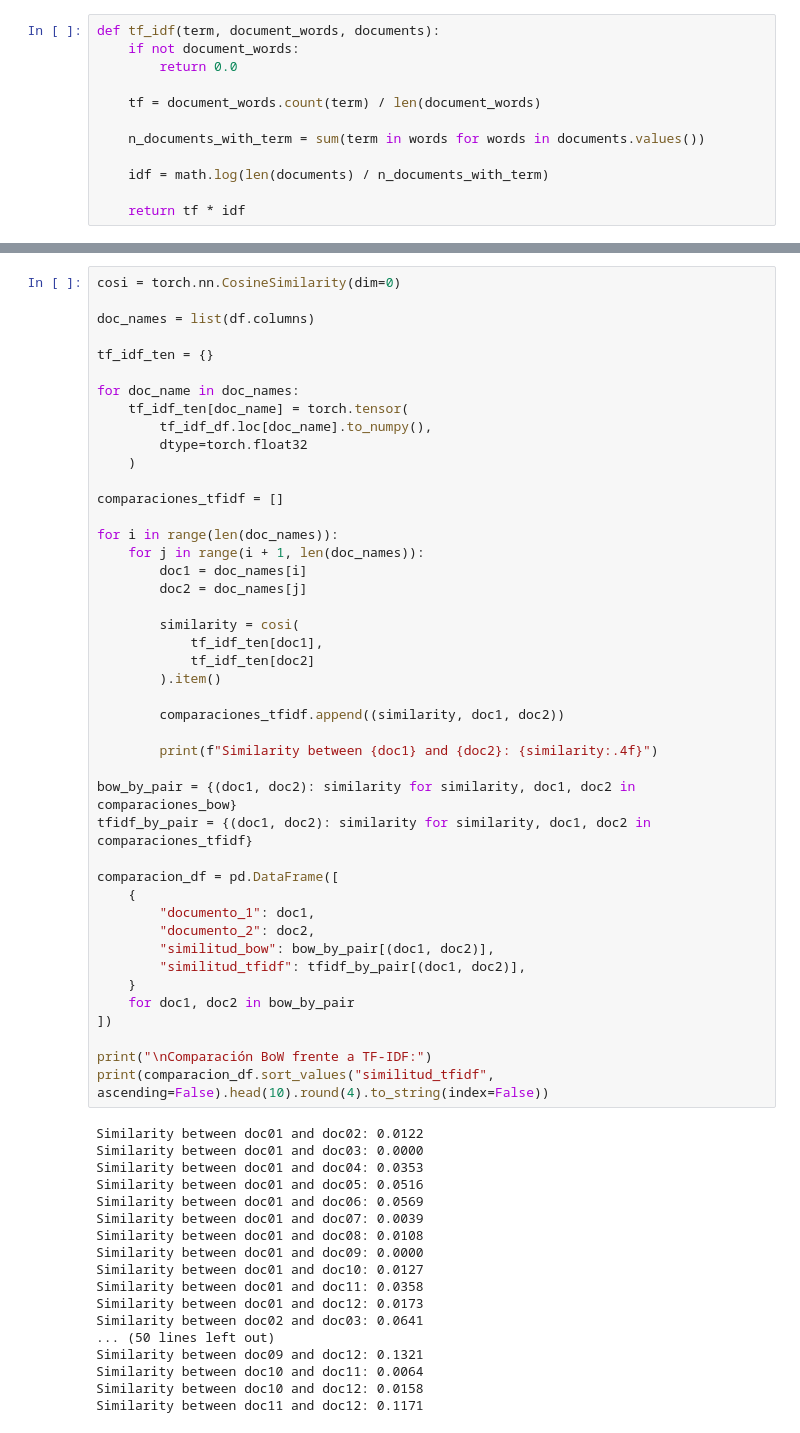
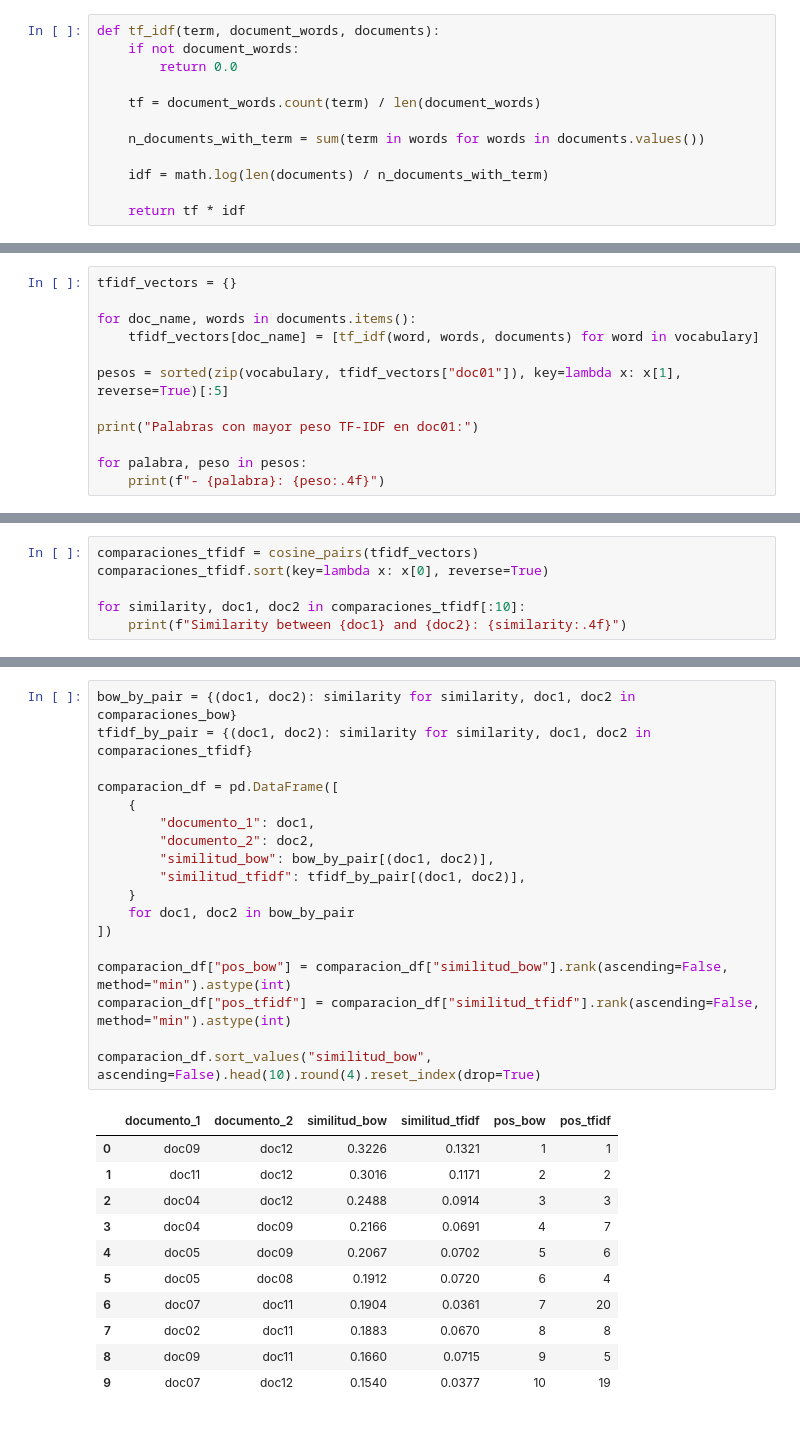
Before and after one commit to LargeLanguageMonos/BolsaDePalabras, a Jupyter notebook: bag_of_words.ipynb, the cells around one changed output, grey strips where cells are left out. Cells and saved outputs as stored; diff of their text form.

```diff
--- a/bag_of_words.ipynb
+++ b/bag_of_words.ipynb
@@ -206,0 +297,12 @@ doc12           0.0000  0.0132    0.0000       0.0000   0.0000       0.0000  0.0
+# %%
+tfidf_vectors = {}
+
+for doc_name, words in documents.items():
+    tfidf_vectors[doc_name] = [tf_idf(word, words, documents) for word in vocabulary]
+
+pesos = sorted(zip(vocabulary, tfidf_vectors["doc01"]), key=lambda x: x[1], reverse=True)[:5]
+
+print("Palabras con mayor peso TF-IDF en doc01:")
+
+for palabra, peso in pesos:
+    print(f"- {palabra}: {peso:.4f}")
@@ -206,0 +318,6 @@ doc12           0.0000  0.0132    0.0000       0.0000   0.0000       0.0000  0.0
+# %%
+comparaciones_tfidf = cosine_pairs(tfidf_vectors)
+comparaciones_tfidf.sort(key=lambda x: x[0], reverse=True)
+
+for similarity, doc1, doc2 in comparaciones_tfidf[:10]:
+    print(f"Similarity between {doc1} and {doc2}: {similarity:.4f}")
@@ -207,62 +348,30 @@ doc12           0.0000  0.0132    0.0000       0.0000   0.0000       0.0000  0.0
 # %%
-cosi = torch.nn.CosineSimilarity(dim=0)
-
-doc_names = list(df.columns)
-
-tf_idf_ten = {}
-
-for doc_name in doc_names:
-    tf_idf_ten[doc_name] = torch.tensor(
-        tf_idf_df.loc[doc_name].to_numpy(),
-        dtype=torch.float32
-    )
-
-comparaciones_tfidf = []
-
-for i in range(len(doc_names)):
-    for j in range(i + 1, len(doc_names)):
-        doc1 = doc_names[i]
-        doc2 = doc_names[j]
-
-        similarity = cosi(
-            tf_idf_ten[doc1],
-            tf_idf_ten[doc2]
-        ).item()
-
-        comparaciones_tfidf.append((similarity, doc1, doc2))
-
-        print(f"Similarity between {doc1} and {doc2}: {similarity:.4f}")
-
 bow_by_pair = {(doc1, doc2): similarity for similarity, doc1, doc2 in comparaciones_bow}
 tfidf_by_pair = {(doc1, doc2): similarity for similarity, doc1, doc2 in comparaciones_tfidf}
 
 comparacion_df = pd.DataFrame([
     {
         "documento_1": doc1,
         "documento_2": doc2,
         "similitud_bow": bow_by_pair[(doc1, doc2)],
         "similitud_tfidf": tfidf_by_pair[(doc1, doc2)],
     }
     for doc1, doc2 in bow_by_pair
 ])
 
-print("\nComparación BoW frente a TF-IDF:")
-print(comparacion_df.sort_values("similitud_tfidf", ascending=False).head(10).round(4).to_string(index=False))
+comparacion_df["pos_bow"] = comparacion_df["similitud_bow"].rank(ascending=False, method="min").astype(int)
+comparacion_df["pos_tfidf"] = comparacion_df["similitud_tfidf"].rank(ascending=False, method="min").astype(int)
+
+comparacion_df.sort_values("similitud_bow", ascending=False).head(10).round(4).reset_index(drop=True)
 # %% [output]
-Similarity between doc01 and doc02: 0.0122
-Similarity between doc01 and doc03: 0.0000
-Similarity between doc01 and doc04: 0.0353
-Similarity between doc01 and doc05: 0.0516
-Similarity between doc01 and doc06: 0.0569
-Similarity between doc01 and doc07: 0.0039
-Similarity between doc01 and doc08: 0.0108
-Similarity between doc01 and doc09: 0.0000
-Similarity between doc01 and doc10: 0.0127
-Similarity between doc01 and doc11: 0.0358
-Similarity between doc01 and doc12: 0.0173
-Similarity between doc02 and doc03: 0.0641
-... (50 lines left out)
-Similarity between doc09 and doc12: 0.1321
-Similarity between doc10 and doc11: 0.0064
-Similarity between doc10 and doc12: 0.0158
-Similarity between doc11 and doc12: 0.1171
+|  | documento_1 | documento_2 | similitud_bow | similitud_tfidf | pos_bow | pos_tfidf |
+| 0 | doc09 | doc12 | 0.3226 | 0.1321 | 1 | 1 |
+| 1 | doc11 | doc12 | 0.3016 | 0.1171 | 2 | 2 |
+| 2 | doc04 | doc12 | 0.2488 | 0.0914 | 3 | 3 |
+| 3 | doc04 | doc09 | 0.2166 | 0.0691 | 4 | 7 |
+| 4 | doc05 | doc09 | 0.2067 | 0.0702 | 5 | 6 |
+| 5 | doc05 | doc08 | 0.1912 | 0.0720 | 6 | 4 |
+| 6 | doc07 | doc11 | 0.1904 | 0.0361 | 7 | 20 |
+| 7 | doc02 | doc11 | 0.1883 | 0.0670 | 8 | 8 |
+| 8 | doc09 | doc11 | 0.1660 | 0.0715 | 9 | 5 |
+| 9 | doc07 | doc12 | 0.1540 | 0.0377 | 10 | 19 |
```
Also changed, not shown: parts of 39 cells of this notebook, 4 other files.
